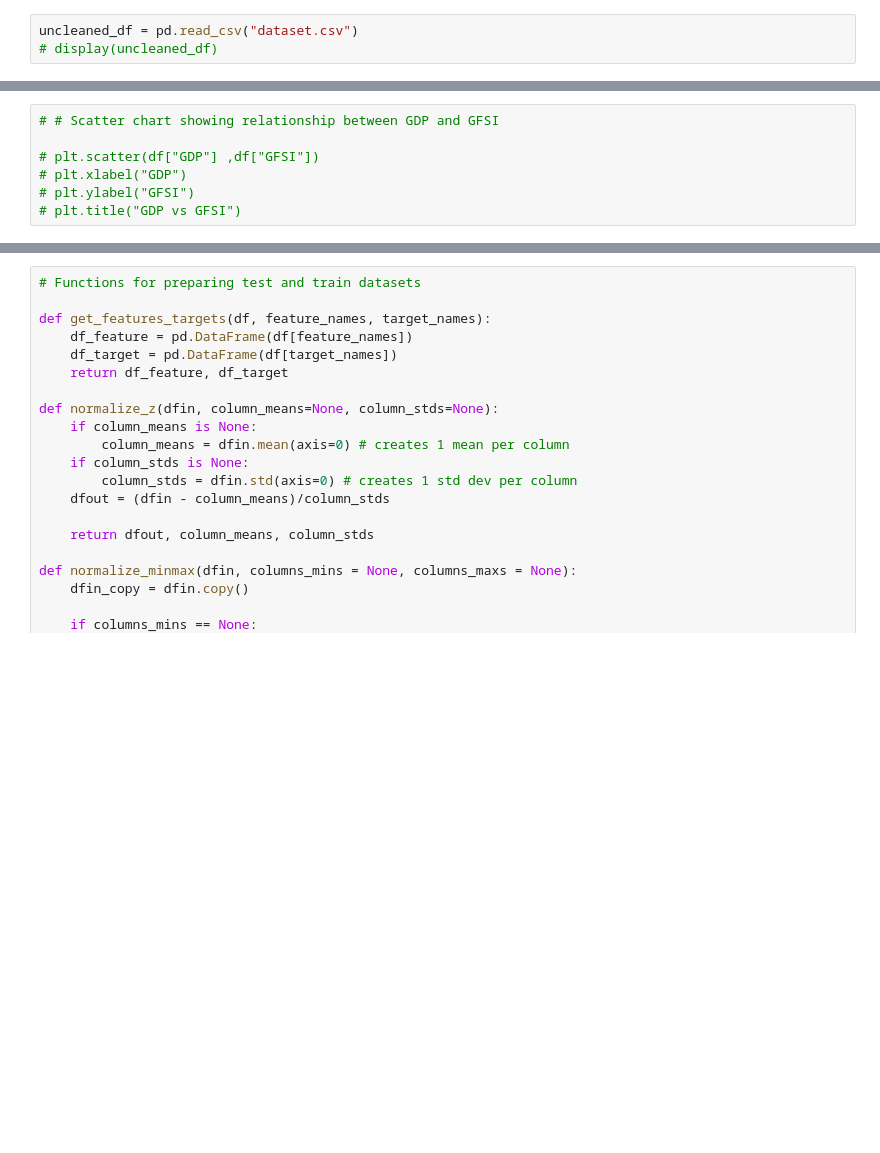
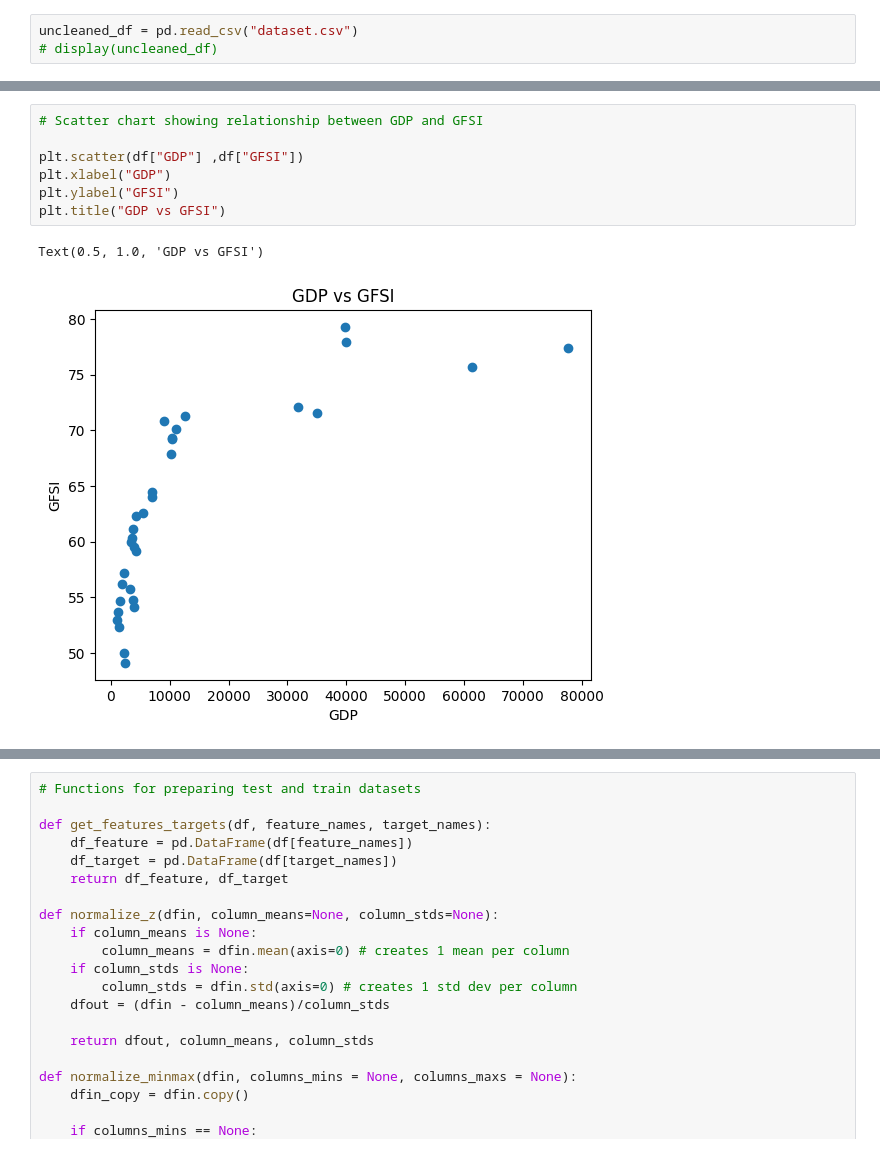
Before and after one commit to teohbenji/Global-Food-Security-Index-Predictor, a Jupyter notebook: analysis.ipynb, the cells around one changed output, grey strips where cells are left out. Saved outputs shown, nothing was run; the diff lists cells and outputs as text; blank space fills up the shorter version.

```diff
--- a/analysis.ipynb
+++ b/analysis.ipynb
@@ -66,8 +76,11 @@ df = df.astype(float) #convert all values in df to float
 # %%
-# # Scatter chart showing relationship between GDP and GFSI
+# Scatter chart showing relationship between GDP and GFSI
 
-# plt.scatter(df["GDP"] ,df["GFSI"])
-# plt.xlabel("GDP")
-# plt.ylabel("GFSI")
-# plt.title("GDP vs GFSI")
+plt.scatter(df["GDP"] ,df["GFSI"])
+plt.xlabel("GDP")
+plt.ylabel("GFSI")
+plt.title("GDP vs GFSI")
+# %% [output]
+Text(0.5, 1.0, 'GDP vs GFSI')
+[figure, added]
 # %%
```
Also changed, not shown: parts of 10 cells of this notebook.
